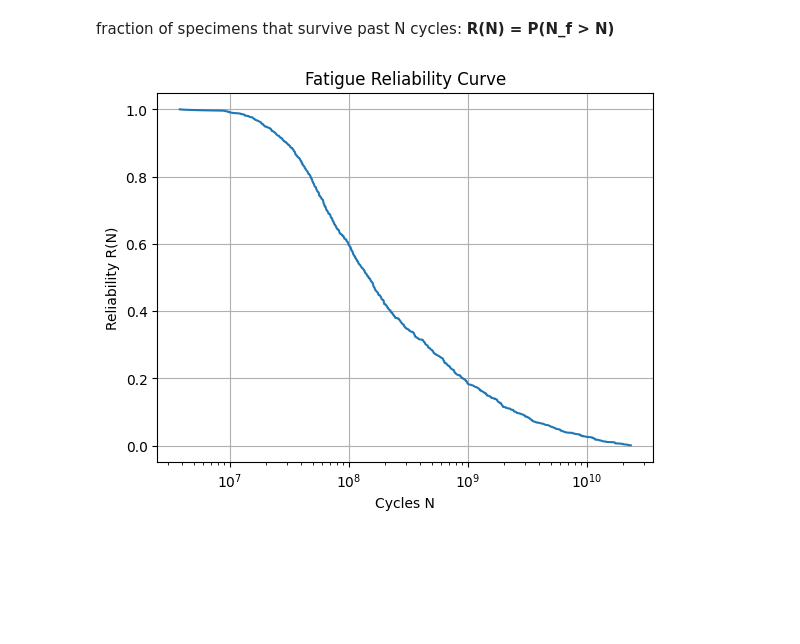
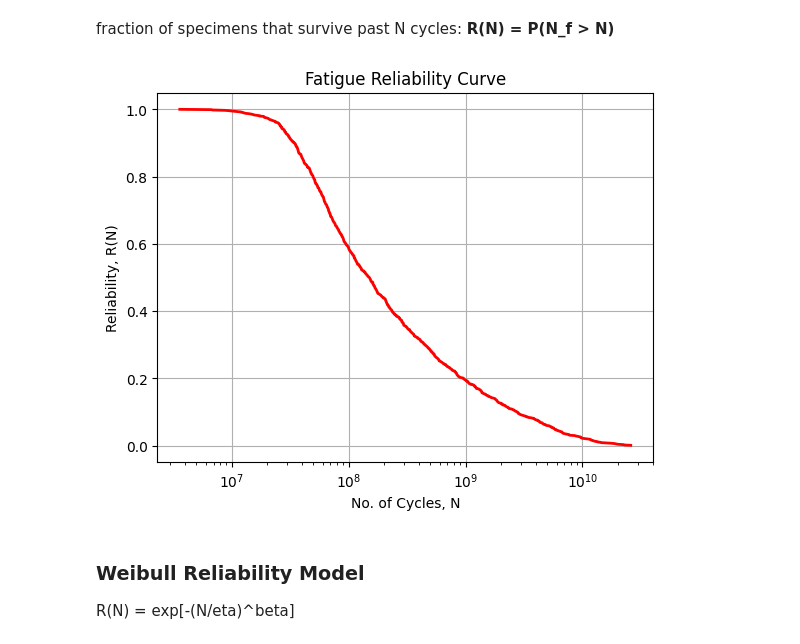
Before and after one commit to jessk816/pinn, a Jupyter notebook: models/probabilistic.ipynb, the cells around one changed output. Saved outputs shown, nothing was run; the diff lists cells and outputs as text; code cells hidden in the pictures; blank space fills up the shorter version.

```diff
--- a/models/probabilistic.ipynb
+++ b/models/probabilistic.ipynb
@@ -387,15 +385,21 @@ j = len(lives_sorted)
 R = 1 - np.arange(j) / j
 # %%
 # plot reliability curve
-plt.plot(lives_sorted, R)
+plt.plot(lives_sorted, R,
+         color='red',
+         linewidth=2,
+         label='Monte Carlo')
 plt.xscale("log")
 
 # axis labels
 plt.title("Fatigue Reliability Curve")
-plt.xlabel("Cycles N")
-plt.ylabel("Reliability R(N)")
+plt.xlabel("No. of Cycles, N")
+plt.ylabel("Reliability, R(N)")
 
 plt.grid()
 plt.show()
 # %% [output]
-[figure, old version]
+[figure, new version]
+# %% [markdown]
+### Weibull Reliability Model
+R(N) = exp[-(N/eta)^beta]
```
Also changed, not shown: parts of 12 cells of this notebook, 1 other file.
